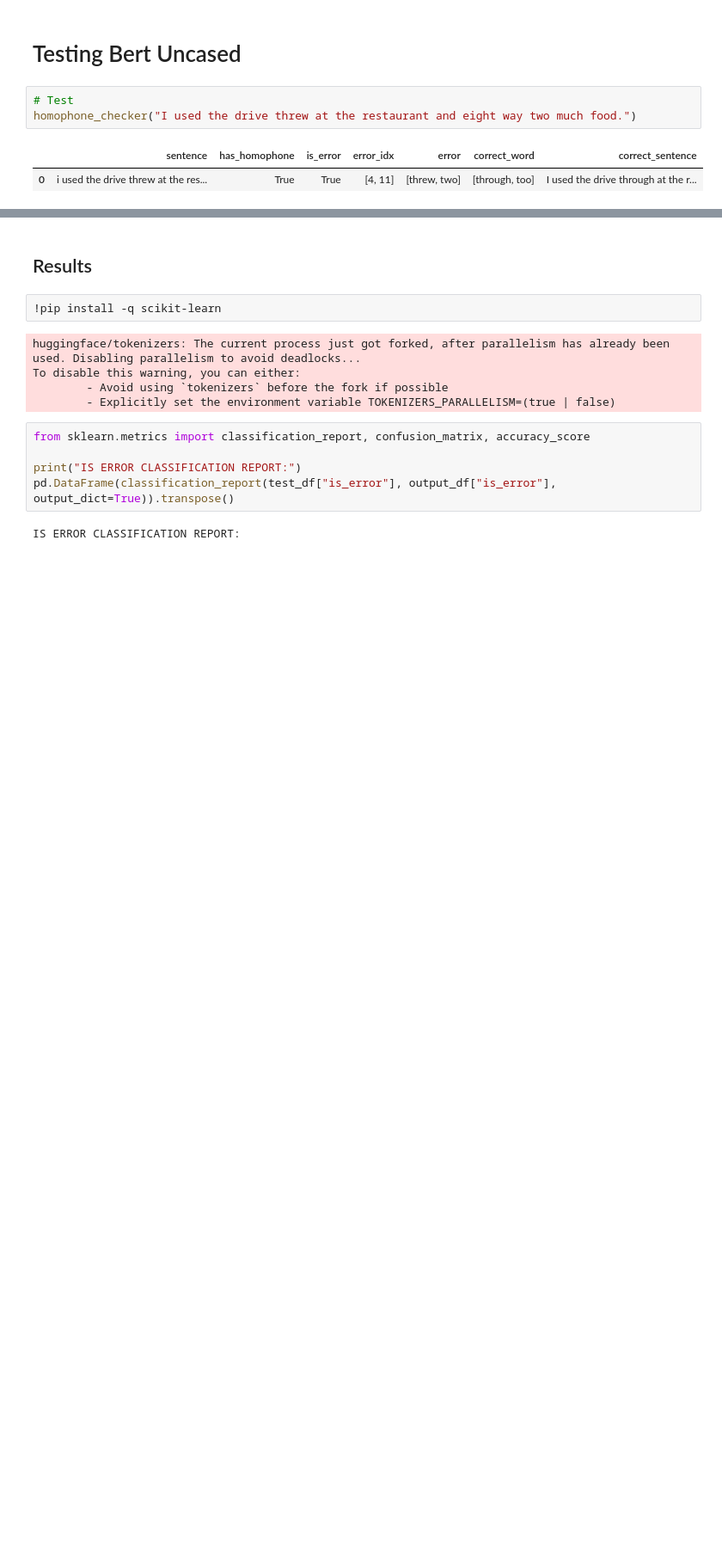
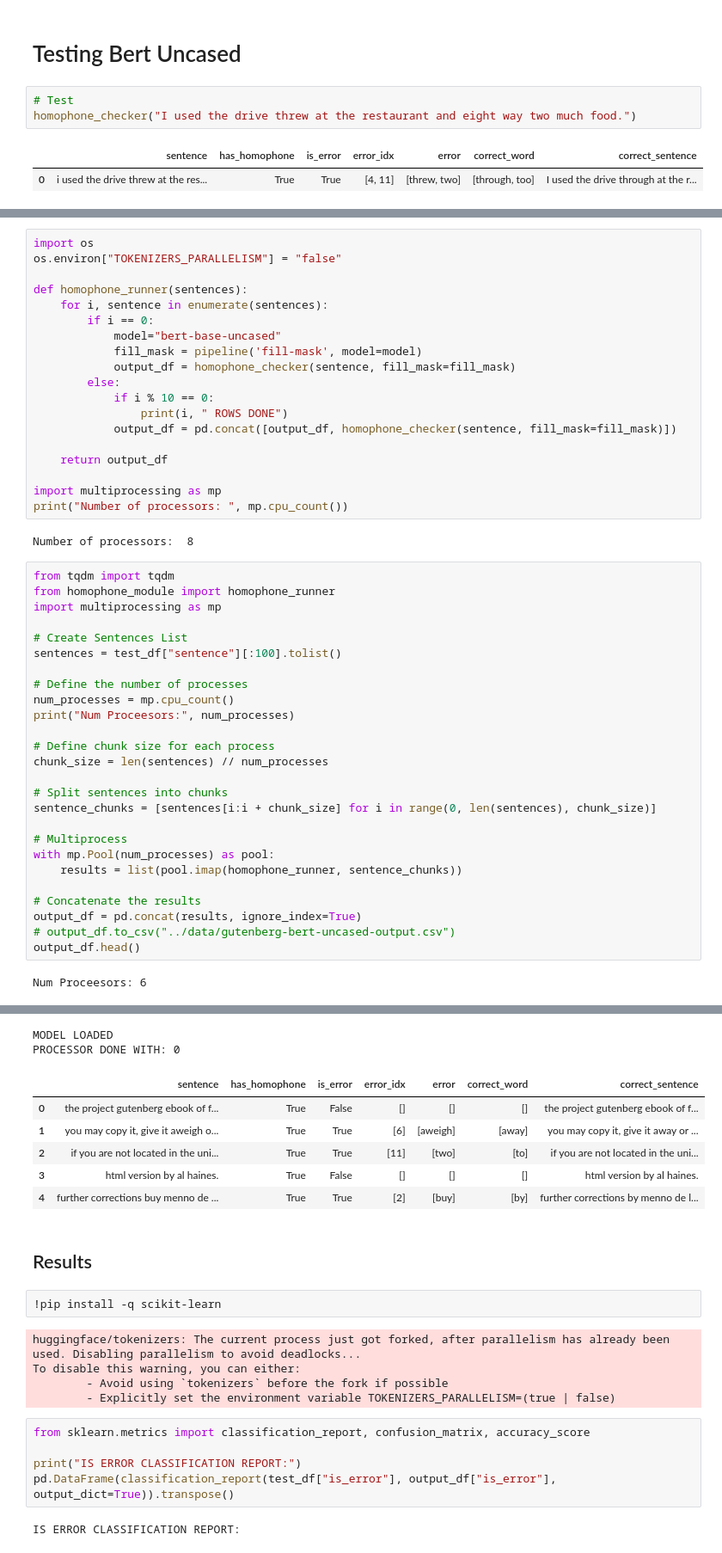
Before and after one commit to mfgeary/dsan5800-final-project, a Jupyter notebook: code/final-model.ipynb, the cells around one changed output, grey strips where cells are left out. Shown at 86% size. Saved outputs shown, nothing was run; the diff lists cells and outputs as text; blank space fills up the shorter version.

Commit message:
Attempting Multiprocessing

```diff
--- a/code/final-model.ipynb
+++ b/code/final-model.ipynb
@@ -673,0 +683,49 @@ output_df.head()
+# %%
+import os
+os.environ["TOKENIZERS_PARALLELISM"] = "false"
+
+def homophone_runner(sentences):
+    for i, sentence in enumerate(sentences):
+        if i == 0:
+            model="bert-base-uncased"
+            fill_mask = pipeline('fill-mask', model=model)
+            output_df = homophone_checker(sentence, fill_mask=fill_mask)
+        else:
+            if i % 10 == 0:
+                print(i, " ROWS DONE")
+            output_df = pd.concat([output_df, homophone_checker(sentence, fill_mask=fill_mask)])
+
+    return output_df
+
+import multiprocessing as mp
+print("Number of processors: ", mp.cpu_count())
+# %% [output]
+Number of processors:  8
+# %%
+from tqdm import tqdm
+from homophone_module import homophone_runner
+import multiprocessing as mp
+
+# Create Sentences List
+sentences = test_df["sentence"][:100].tolist()
+
+# Define the number of processes
+num_processes = mp.cpu_count()
+print("Num Proceesors:", num_processes)
+
+# Define chunk size for each process
+chunk_size = len(sentences) // num_processes
+
+# Split sentences into chunks
+sentence_chunks = [sentences[i:i + chunk_size] for i in range(0, len(sentences), chunk_size)]
+
+# Multiprocess
+with mp.Pool(num_processes) as pool:
+    results = list(pool.imap(homophone_runner, sentence_chunks))
+
+# Concatenate the results
+output_df = pd.concat(results, ignore_index=True)
+# output_df.to_csv("../data/gutenberg-bert-uncased-output.csv")
+output_df.head()
+# %% [output]
+Num Proceesors: 6
@@ -674,3 +765,11 @@ output_df.head()
+MODEL LOADED
+PROCESSOR DONE WITH: 0
+|  | sentence | has_homophone | is_error | error_idx | error | correct_word | correct_sentence |
+| 0 | ﻿the project gutenberg ebook of f... | True | False | [] | [] | [] | ﻿the project gutenberg ebook of f... |
+| 1 | you may copy it, give it aweigh o... | True | True | [6] | [aweigh] | [away] | you may copy it, give it away or ... |
+| 2 | if you are not located in the uni... | True | True | [11] | [two] | [to] | if you are not located in the uni... |
+| 3 | html version by al haines. | True | False | [] | [] | [] | html version by al haines. |
+| 4 | further corrections buy menno de ... | True | True | [2] | [buy] | [by] | further corrections by menno de l... |
 # %% [markdown]
 ## Results
 # %%
```
Also changed, not shown: parts of 5 cells of this notebook, 2 other files.
